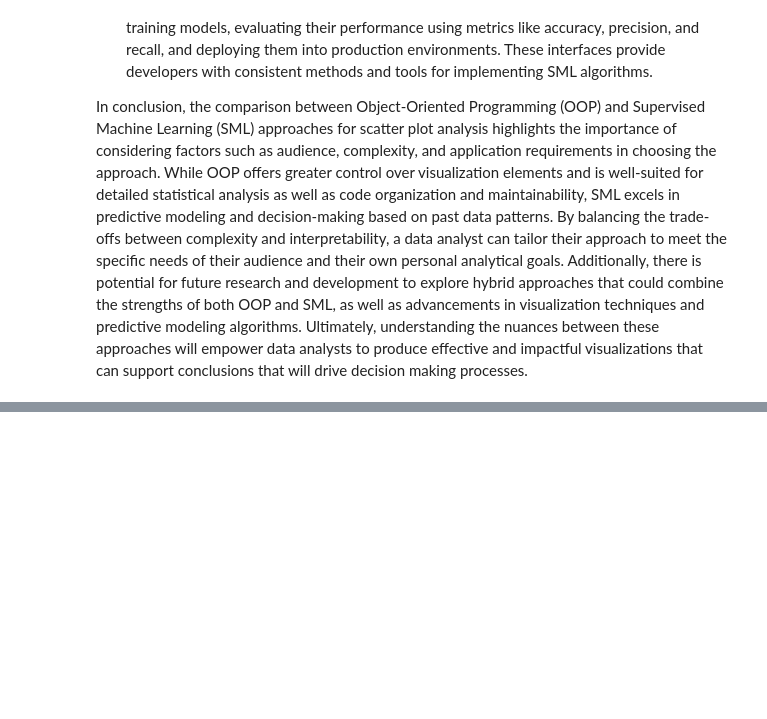
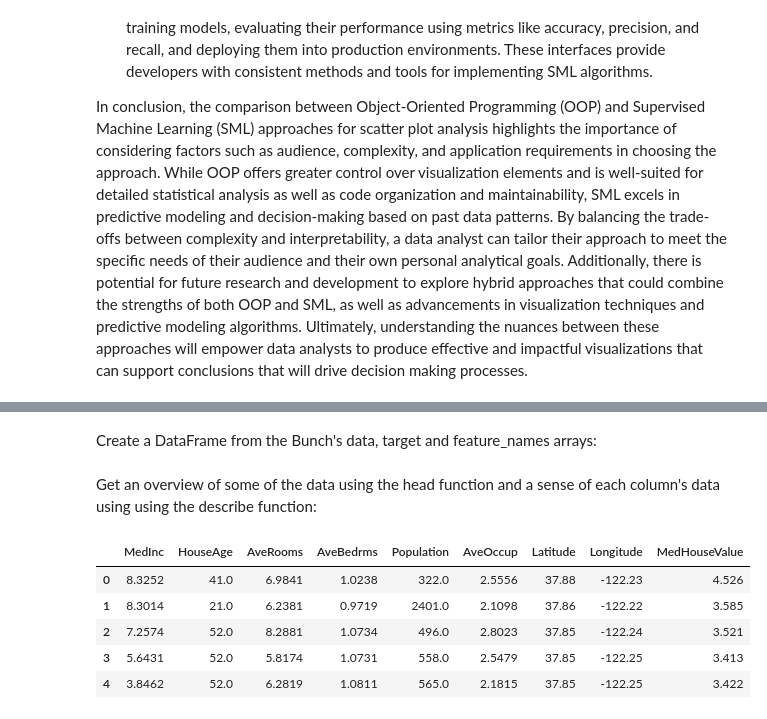
Before and after one commit to dgraves4/datafun-07-ml, a Jupyter notebook: dgraves_ml.ipynb, the cells around one changed output, grey strips where cells are left out. Cells and saved outputs as stored; diff of their text form; code cells hidden in the pictures; blank space fills up the shorter version.

```diff
--- a/dgraves_ml.ipynb
+++ b/dgraves_ml.ipynb
@@ -316,0 +382,2 @@ In conclusion, the comparison between Object-Oriented Programming (OOP) and Supe
+# %% [markdown]
+Create a DataFrame from the Bunch's data, target and feature_names arrays:
@@ -316,0 +391,12 @@ In conclusion, the comparison between Object-Oriented Programming (OOP) and Supe
+# %% [markdown]
+Get an overview of some of the data using the head function and a sense of each column's data using using the describe function:
+# %%
+# Head function
+california_df.head()
+# %% [output]
+|  | MedInc | HouseAge | AveRooms | AveBedrms | Population | AveOccup | Latitude | Longitude | MedHouseValue |
+| 0 | 8.3252 | 41.0 | 6.9841 | 1.0238 | 322.0 | 2.5556 | 37.88 | -122.23 | 4.526 |
+| 1 | 8.3014 | 21.0 | 6.2381 | 0.9719 | 2401.0 | 2.1098 | 37.86 | -122.22 | 3.585 |
+| 2 | 7.2574 | 52.0 | 8.2881 | 1.0734 | 496.0 | 2.8023 | 37.85 | -122.24 | 3.521 |
+| 3 | 5.6431 | 52.0 | 5.8174 | 1.0731 | 558.0 | 2.5479 | 37.85 | -122.25 | 3.413 |
+| 4 | 3.8462 | 52.0 | 6.2819 | 1.0811 | 565.0 | 2.1815 | 37.85 | -122.25 | 3.422 |
```
Also changed, not shown: parts of 42 cells of this notebook.
